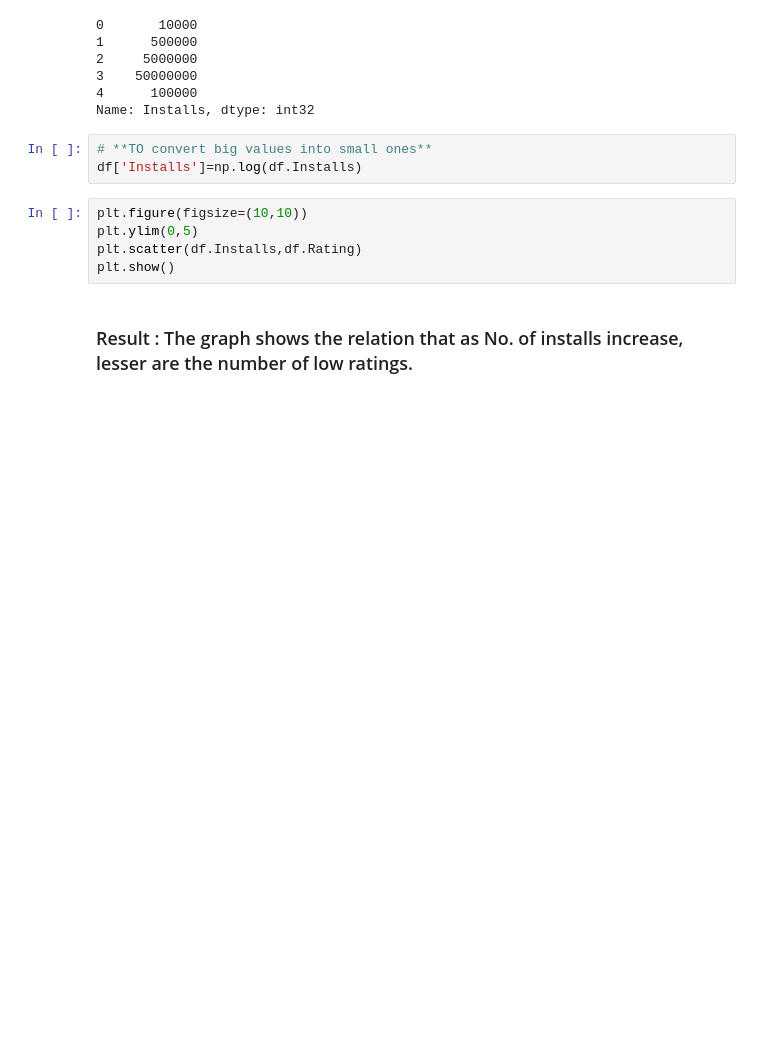
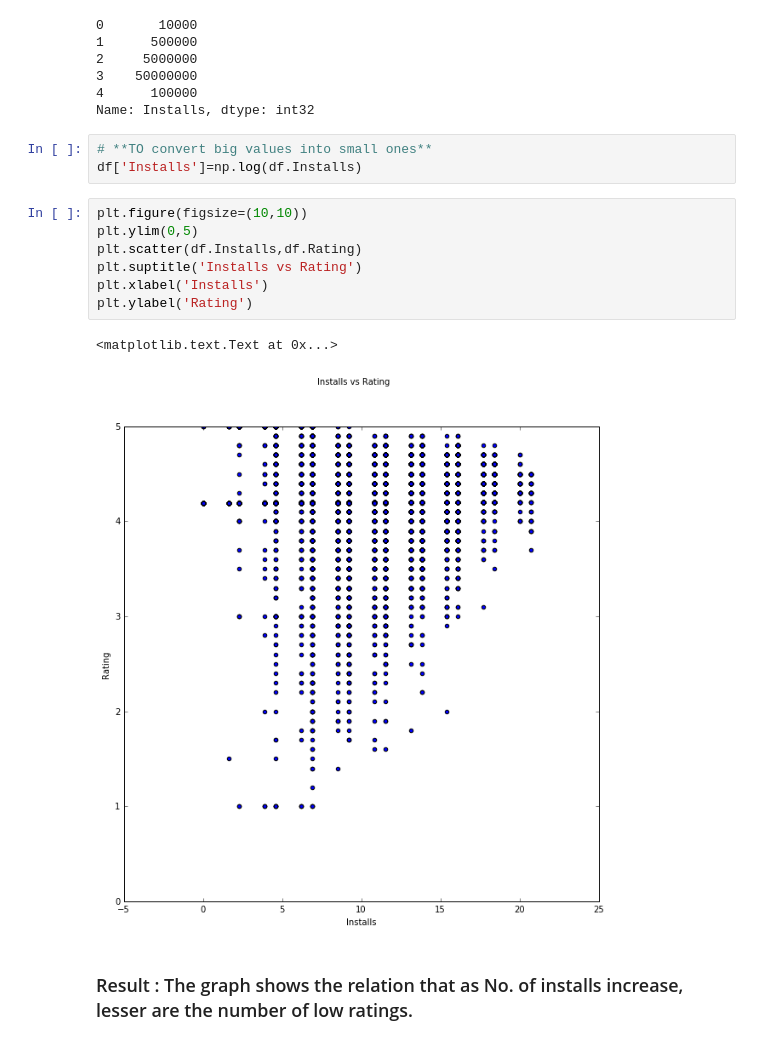
Before and after one commit to vipul5247/App-Analysis-System, a Jupyter notebook: App Analysis System CSI.ipynb, the cells around one changed output. Cells and saved outputs as stored; diff of their text form; blank space fills up the shorter version.

```diff
--- a/App Analysis System CSI.ipynb
+++ b/App Analysis System CSI.ipynb
@@ -329,8 +316,13 @@ df['Installs']=np.log(df.Installs)
 # %%
 plt.figure(figsize=(10,10))
 plt.ylim(0,5)
 plt.scatter(df.Installs,df.Rating)
-plt.show()
+plt.suptitle('Installs vs Rating')
+plt.xlabel('Installs')
+plt.ylabel('Rating')
+# %% [output]
+<matplotlib.text.Text at 0x...>
+[figure, added]
 # %% [markdown]
 ### Result : The graph shows the relation that as No. of installs increase, lesser are the number of low ratings.
 # %% [markdown]
```
Also changed, not shown: parts of 33 cells of this notebook.
